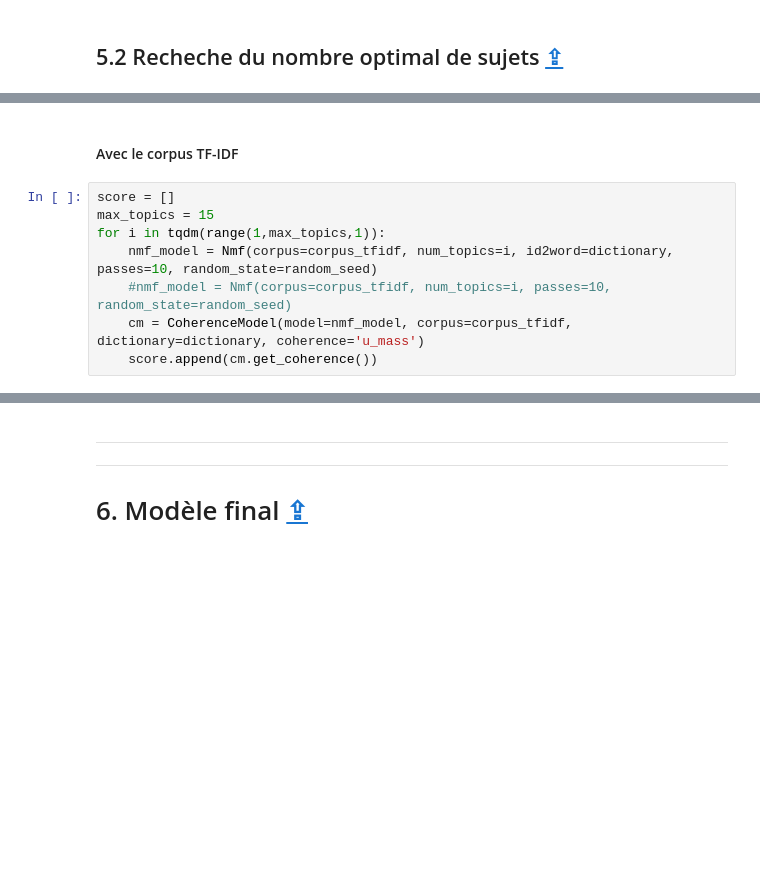
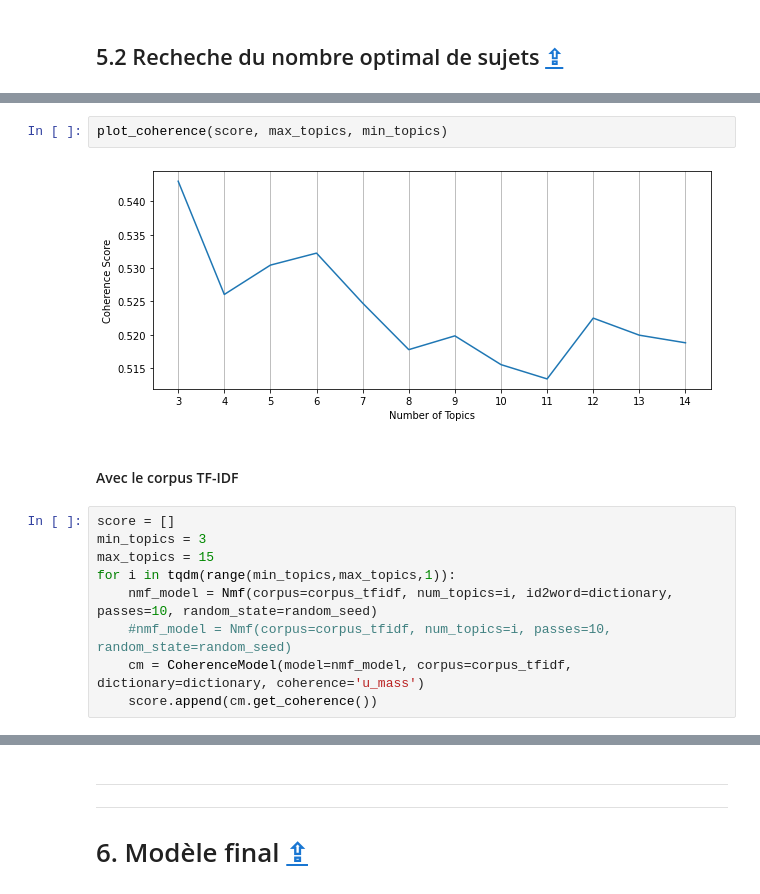
Before and after one commit to Valkea/OC_AI_06, a Jupyter notebook: 01_EDA.ipynb, the cells around one changed output, grey strips where cells are left out. Saved outputs shown, nothing was run; the diff lists cells and outputs as text; blank space fills up the shorter version.

```diff
--- a/01_EDA.ipynb
+++ b/01_EDA.ipynb
@@ -1036,9 +1046,14 @@ nmf = Nmf(corpus_tfidf, num_topics=10)
+# %%
+plot_coherence(score, max_topics, min_topics)
+# %% [output]
+[figure, new version]
 # %% [markdown]
 #### Avec le corpus TF-IDF
 # %%
 score = []
+min_topics = 3
 max_topics = 15
-for i in tqdm(range(1,max_topics,1)):
+for i in tqdm(range(min_topics,max_topics,1)):
     nmf_model = Nmf(corpus=corpus_tfidf, num_topics=i, id2word=dictionary, passes=10, random_state=random_seed)
     #nmf_model = Nmf(corpus=corpus_tfidf, num_topics=i, passes=10, random_state=random_seed)
     cm = CoherenceModel(model=nmf_model, corpus=corpus_tfidf, dictionary=dictionary, coherence='u_mass')
```
Also changed, not shown: parts of 45 cells of this notebook, 1 other file.
